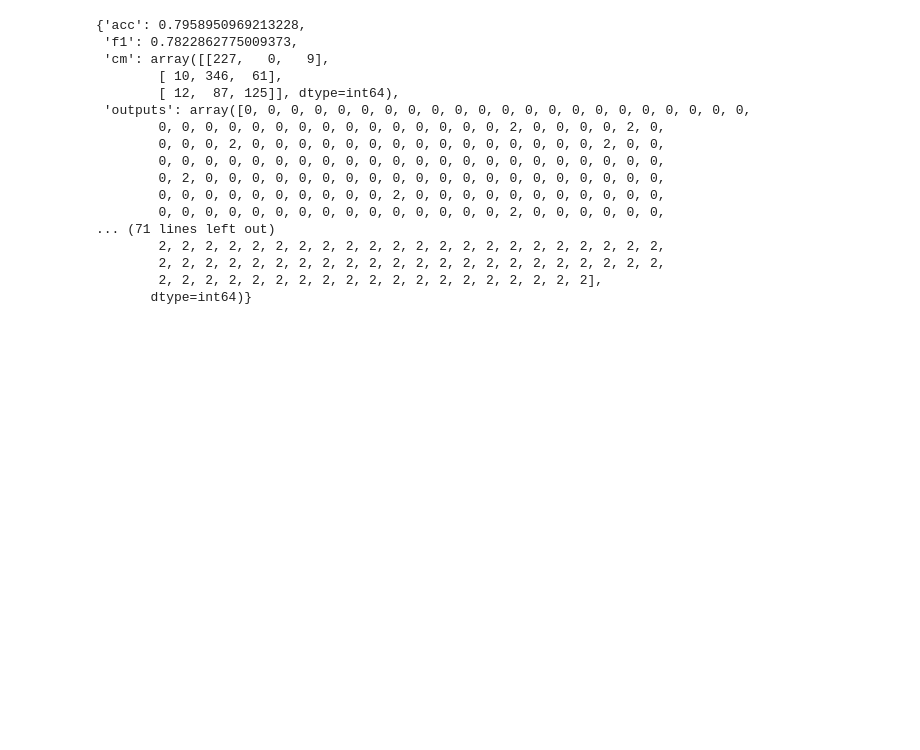
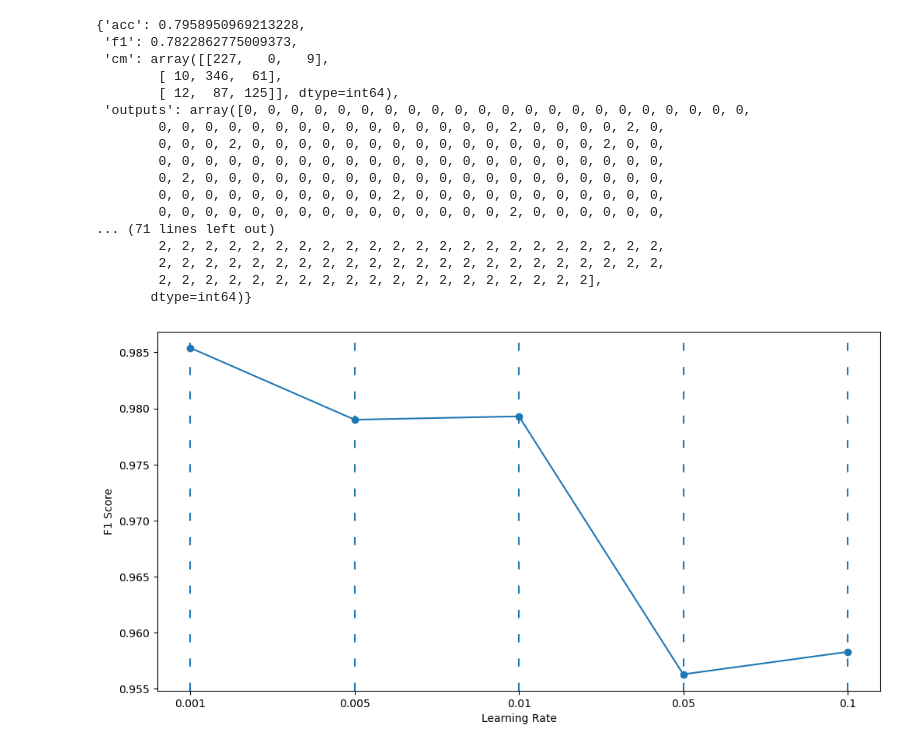
Before and after one commit to rohanchopra/Chest-X-Ray-Classification, a Jupyter notebook: notebooks/xray8/Multilabel Plot.ipynb, the cells around one changed output. Cells and saved outputs as stored; diff of their text form; code cells hidden in the pictures; blank space fills up the shorter version.

Commit message:
Add ablation plot

```diff
--- a/notebooks/xray8/Multilabel Plot.ipynb
+++ b/notebooks/xray8/Multilabel Plot.ipynb
@@ -441,3 +441,44 @@ test
         2, 2, 2, 2, 2, 2, 2, 2, 2, 2, 2, 2, 2, 2, 2, 2, 2, 2, 2, 2, 2, 2,
         2, 2, 2, 2, 2, 2, 2, 2, 2, 2, 2, 2, 2, 2, 2, 2, 2, 2, 2],
        dtype=int64)}
+# %%
+import matplotlib.pyplot as plt
+linestyle_str = [
+     ('solid', 'solid'),      # Same as (0, ()) or '-'
+     ('dotted', 'dotted'),    # Same as (0, (1, 1)) or ':'
+     ('dashed', 'dashed'),    # Same as '--'
+     ('dashdot', 'dashdot')]  # Same as '-.'
+
+linestyle_tuple = [
+     ('loosely dotted',        (0, (1, 10))),
+     ('dotted',                (0, (1, 1))),
+     ('densely dotted',        (0, (1, 1))),
+     ('long dash with offset', (5, (10, 3))),
+     ('loosely dashed',        (0, (5, 10))),
+     ('dashed',                (0, (5, 5))),
+     ('densely dashed',        (0, (5, 1))),
+
+     ('loosely dashdotted',    (0, (3, 10, 1, 10))),
+     ('dashdotted',            (0, (3, 5, 1, 5))),
+     ('densely dashdotted',    (0, (3, 1, 1, 1))),
+
+     ('dashdotdotted',         (0, (3, 5, 1, 5, 1, 5))),
+     ('loosely dashdotdotted', (0, (3, 10, 1, 10, 1, 10))),
+     ('densely dashdotdotted', (0, (3, 1, 1, 1, 1, 1)))]
+names = [0.001, 0.005, 0.01, 0.05, 0.1]
+values = [0.9854, 0.9790,0.9793,0.9563,0.9583]
+fig = plt.figure(figsize=(12, 6))
+plt.xlabel('Learning Rate')
+plt.ylabel('F1 Score')
+import numpy as np
+xarr=np.array(names)
+plt.plot(xarr.astype('str'), values)
+plt.scatter(xarr.astype('str'), [0.9854, 0.9790,0.9793,0.9563,0.9583])
+plt.axvline(x=xarr.astype('str')[0],linestyle=(0,(5,10)))
+plt.axvline(x=xarr.astype('str')[1],linestyle=(0,(5,10)))
+plt.axvline(x=xarr.astype('str')[2],linestyle=(0,(5,10)))
+plt.axvline(x=xarr.astype('str')[3],linestyle=(0,(5,10)))
+plt.axvline(x=xarr.astype('str')[4],linestyle=(0,(5,10)))
+fig.savefig("tl_ablation_f1.eps", format="eps", dpi=1200, bbox_inches="tight", transparent=True)
+# %% [output]
+[figure, added]
```
